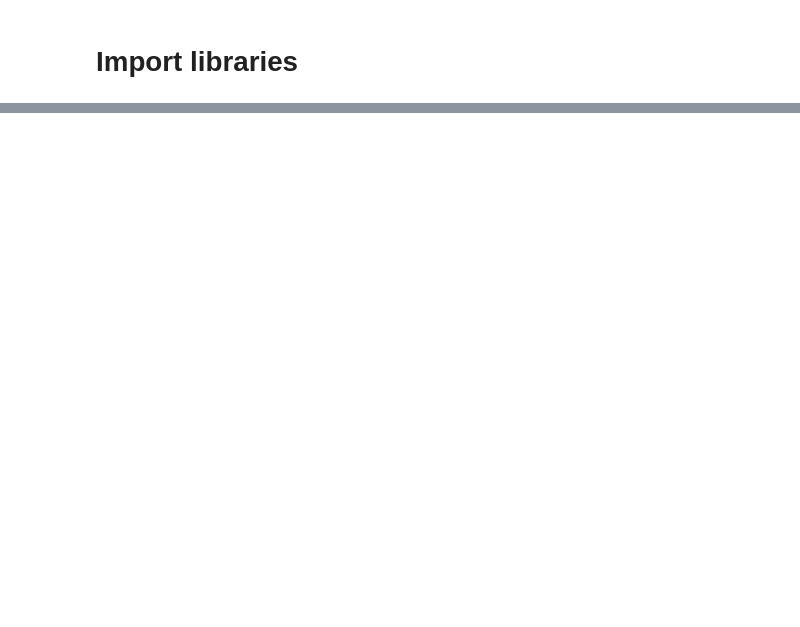
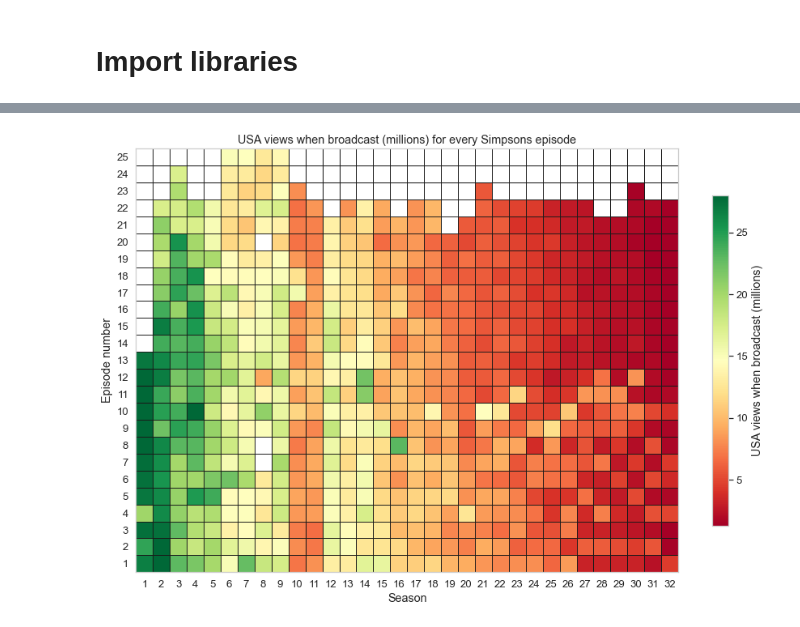
Before and after one commit to juan-td/web-scraping-misc, a Jupyter notebook: simpsons_web_scraping.ipynb, the cells around one changed output, grey strips where cells are left out. Cells and saved outputs as stored; diff of their text form; code cells hidden in the pictures; blank space fills up the shorter version.

```diff
--- a/simpsons_web_scraping.ipynb
+++ b/simpsons_web_scraping.ipynb
@@ -47,0 +143,4 @@ episodes_df[episodes_df.index+1 != episodes_df['No.overall']]
+# %%
+plot_color_square('US_viewers_millions', 'USA views when broadcast (millions)')
+# %% [output]
+[figure, added]
```
Also changed, not shown: parts of 20 cells of this notebook, 1 other file.
